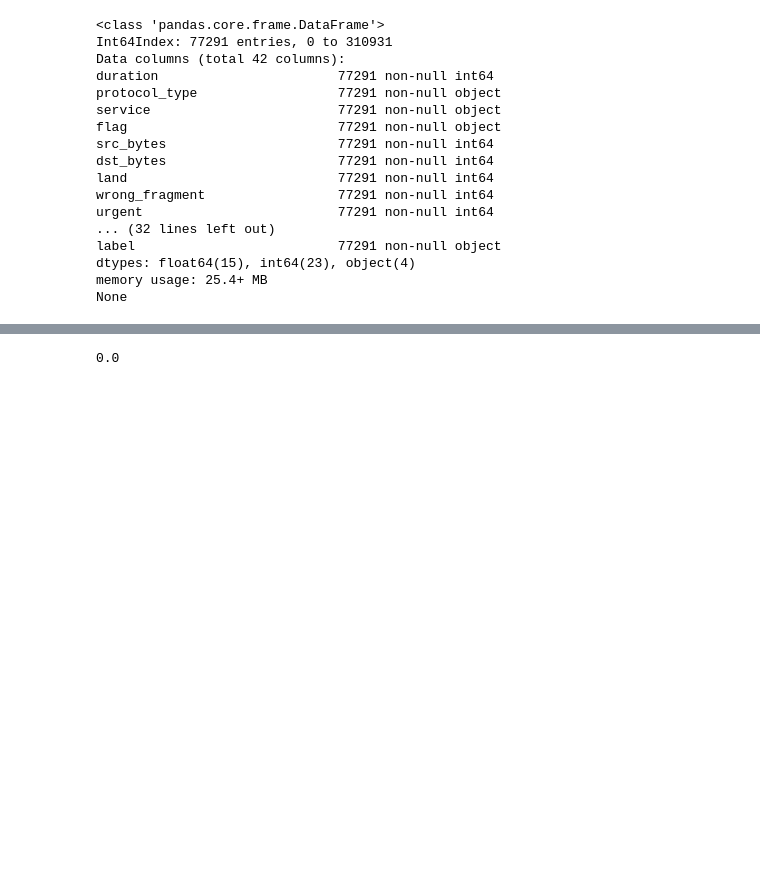
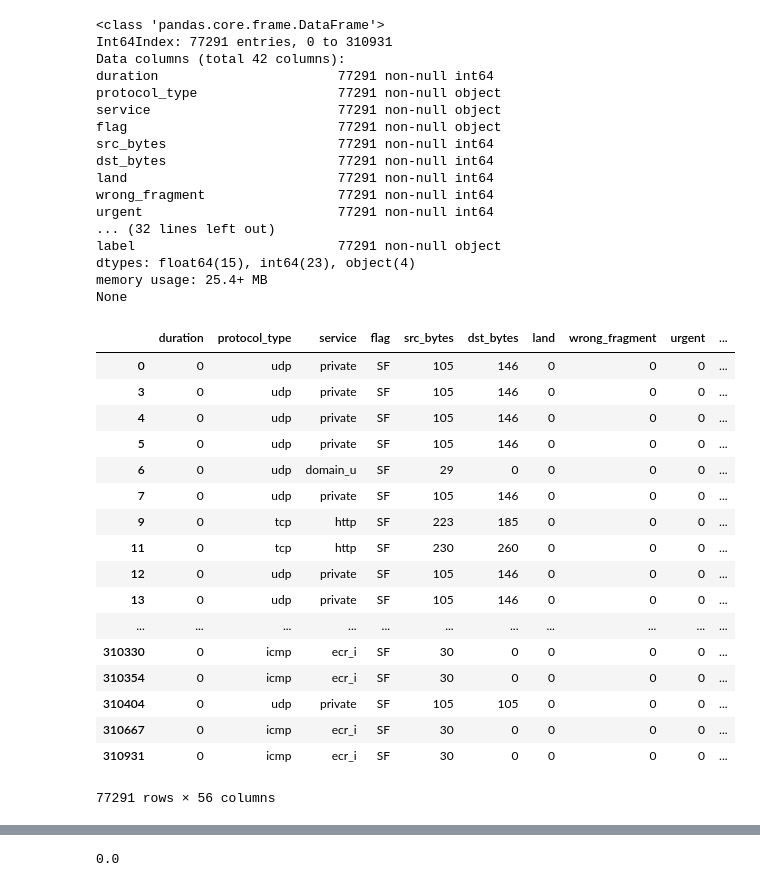
Before and after one commit to JasonCh17/Intrusion_Detection_20171220, a Jupyter notebook: 6.去重+上采样+特征选择（IG+CR）.ipynb, the cells around one changed output, grey strips where cells are left out. Drawn from its saved outputs; the diff is of its cells as text; code cells hidden in the pictures; blank space fills up the shorter version.

```diff
--- a/6.去重+上采样+特征选择（IG+CR）.ipynb
+++ b/6.去重+上采样+特征选择（IG+CR）.ipynb
@@ -265,3 +263,24 @@ label                          77291 non-null object
 dtypes: float64(15), int64(23), object(4)
 memory usage: 25.4+ MB
 None
+# %%
+data_test_2
+# %% [output]
+|  | duration | protocol_type | service | flag | src_bytes | dst_bytes | land | wrong_fragment | urgent | ... |
+| 0 | 0 | udp | private | SF | 105 | 146 | 0 | 0 | 0 | ... |
+| 3 | 0 | udp | private | SF | 105 | 146 | 0 | 0 | 0 | ... |
+| 4 | 0 | udp | private | SF | 105 | 146 | 0 | 0 | 0 | ... |
+| 5 | 0 | udp | private | SF | 105 | 146 | 0 | 0 | 0 | ... |
+| 6 | 0 | udp | domain_u | SF | 29 | 0 | 0 | 0 | 0 | ... |
+| 7 | 0 | udp | private | SF | 105 | 146 | 0 | 0 | 0 | ... |
+| 9 | 0 | tcp | http | SF | 223 | 185 | 0 | 0 | 0 | ... |
+| 11 | 0 | tcp | http | SF | 230 | 260 | 0 | 0 | 0 | ... |
+| 12 | 0 | udp | private | SF | 105 | 146 | 0 | 0 | 0 | ... |
+| 13 | 0 | udp | private | SF | 105 | 146 | 0 | 0 | 0 | ... |
+| ... | ... | ... | ... | ... | ... | ... | ... | ... | ... | ... |
+| 310330 | 0 | icmp | ecr_i | SF | 30 | 0 | 0 | 0 | 0 | ... |
+| 310354 | 0 | icmp | ecr_i | SF | 30 | 0 | 0 | 0 | 0 | ... |
+| 310404 | 0 | udp | private | SF | 105 | 105 | 0 | 0 | 0 | ... |
+| 310667 | 0 | icmp | ecr_i | SF | 30 | 0 | 0 | 0 | 0 | ... |
+| 310931 | 0 | icmp | ecr_i | SF | 30 | 0 | 0 | 0 | 0 | ... |
+77291 rows × 56 columns
```
Also changed, not shown: parts of 11 cells of this notebook, 50 other files.
